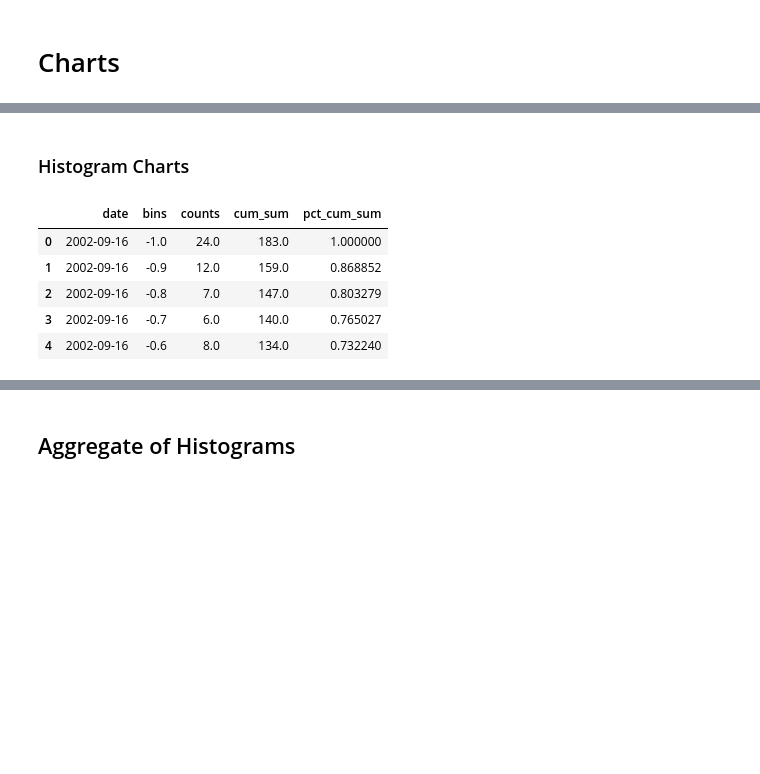
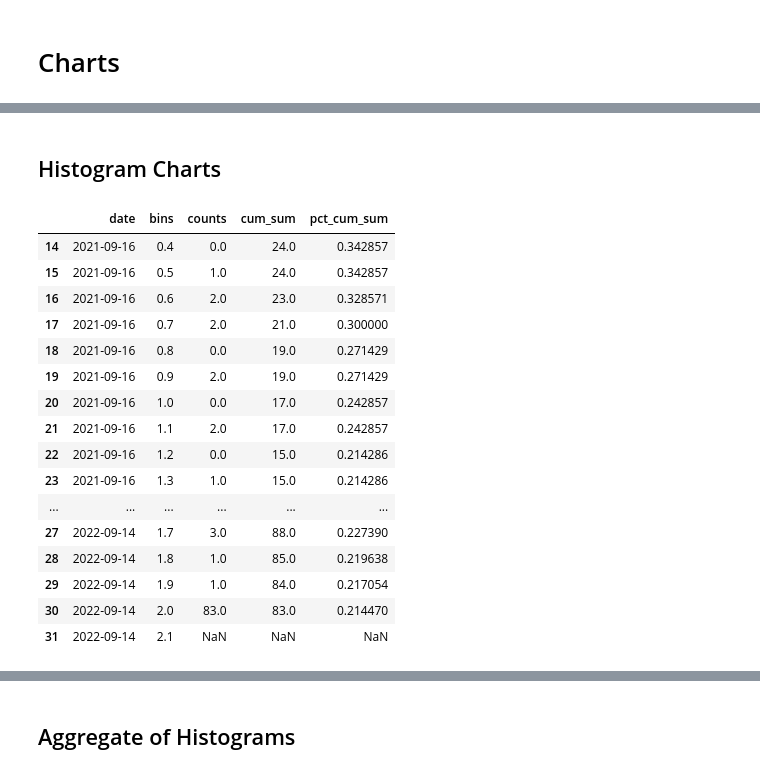
Before and after one commit to ryanrunchey/projects, a Jupyter notebook: finance/stocks_less_than_three_dollars/historical_stock_price_returns_distribution.ipynb, the cells around one changed output, grey strips where cells are left out. Cells and saved outputs as stored; diff of their text form; code cells hidden in the pictures; blank space fills up the shorter version.

```diff
--- a/finance/stocks_less_than_three_dollars/historical_stock_price_returns_distribution.ipynb
+++ b/finance/stocks_less_than_three_dollars/historical_stock_price_returns_distribution.ipynb
@@ -31,8 +171,10 @@ df.head()
 # %% [markdown]
 # Charts
 # %%
+# Truncate all returns greater than 1 to the value 1.1 for histogram binning purposes
+
 def gains_limit(x):
-    if x > 1:
-        return 1.1
+    if x > 2:
+        return 2.1
     else:
         return x
@@ -40,0 +192,3 @@ def gains_limit(x):
+# %%
+data_gains_limit = data.map(gains_limit)
+data_gains_limit.describe()
@@ -41,10 +219,2 @@ def gains_limit(x):
 # %%
-# example histogram
-mask = (df['date'] == '2018-09-14') & (df['close'] <= 3)
-x = df[mask]['gain'].map(gains_limit)
-
-# account for stock tickers that don't have a close_end price. tbd the root cause: merger, bankruptcy, delisting, etc.
-# conservative approach: treat as if they all were a complete loss meaning the stock price went to $0
-x[np.isnan(x)] = -1
-
-plt.hist(x, bins=21, range=(-1, 1.1));
+plt.hist(data_gains_limit, bins=21, range=(-1, 1.1));
@@ -53,5 +226,5 @@ plt.hist(x, bins=21, range=(-1, 1.1));
 # %%
-data = np.histogram(x, bins=21, range=(-1, 1.1))
+data = np.histogram(data_gains_limit, bins=21, range=(-1, 1.1))
 
 d = {'bins': data[1], 'counts': np.append(data[0], np.nan)}
 df_hist = pd.DataFrame(data=d)
@@ -79,38 +234,45 @@ df_hist
 # %% [markdown]
-### Histogram Charts
+## Histogram Charts
 # %%
-list_dates = ['2002-09-16', '2003-09-15', '2004-09-14', '2005-09-16', '2006-09-15', '2007-09-14', '2008-09-15', \
-              '2009-09-14', '2010-09-14', '2011-09-16', '2012-09-14', '2013-09-16', '2014-09-15', '2015-09-14', \
-              '2016-09-16', '2017-09-15', '2018-09-14', '2019-09-14']
-
 df_list = []
 
+exchange = 'NASDAQ'
+
 for date in list_dates:
-    mask = (df['date'] == date) & (df['close'] <= 3)
-    x = df[mask]['gain'].map(gains_limit)
+    mask = (df_stock_price_returns['exchange'] == exchange) & (df_stock_price_returns['date'] == date) & (df_stock_price_returns['close'] <= 1.25)
+    x = df_stock_price_returns[mask]['gain'].map(gains_limit)
 
     # account for stock tickers that don't have a close_end price. tbd the root cause: merger, bankruptcy, delisting, etc.
     # conservative approach: treat as if they all were a complete loss meaning the stock price went to $0
-    if len(x) == 0:
-        x = np.array(0)
-    x[np.isnan(x)] = -1
+    x = x.fillna(-1)
 
-    data = np.histogram(x, bins=21, range=(-1, 1.1))
+    data = np.histogram(x, bins=31, range=(-1, 2.1))
 
-    d = {'date': list(itertools.repeat(date, 22)), 'bins': data[1], 'counts': np.append(data[0], np.nan)}
+    d = {'date': list(itertools.repeat(date, 32)), 'bins': data[1], 'counts': np.append(data[0], np.nan)}
     df_hist = pd.DataFrame(data=d)
     df_hist['cum_sum'] = df_hist.sort_values('bins', ascending=False).counts.cumsum()
     df_hist['pct_cum_sum'] = df_hist['cum_sum'] / df_hist['counts'].sum()
 
     df_list.append(df_hist)
 
 df_histograms = pd.concat(df_list)
-df_histograms.head()
+df_histograms.tail(50)
 # %% [output]
 |  | date | bins | counts | cum_sum | pct_cum_sum |
-| 0 | 2002-09-16 | -1.0 | 24.0 | 183.0 | 1.000000 |
-| 1 | 2002-09-16 | -0.9 | 12.0 | 159.0 | 0.868852 |
-| 2 | 2002-09-16 | -0.8 | 7.0 | 147.0 | 0.803279 |
-| 3 | 2002-09-16 | -0.7 | 6.0 | 140.0 | 0.765027 |
-| 4 | 2002-09-16 | -0.6 | 8.0 | 134.0 | 0.732240 |
+| 14 | 2021-09-16 | 0.4 | 0.0 | 24.0 | 0.342857 |
+| 15 | 2021-09-16 | 0.5 | 1.0 | 24.0 | 0.342857 |
+| 16 | 2021-09-16 | 0.6 | 2.0 | 23.0 | 0.328571 |
+| 17 | 2021-09-16 | 0.7 | 2.0 | 21.0 | 0.300000 |
+| 18 | 2021-09-16 | 0.8 | 0.0 | 19.0 | 0.271429 |
+| 19 | 2021-09-16 | 0.9 | 2.0 | 19.0 | 0.271429 |
+| 20 | 2021-09-16 | 1.0 | 0.0 | 17.0 | 0.242857 |
+| 21 | 2021-09-16 | 1.1 | 2.0 | 17.0 | 0.242857 |
+| 22 | 2021-09-16 | 1.2 | 0.0 | 15.0 | 0.214286 |
+| 23 | 2021-09-16 | 1.3 | 1.0 | 15.0 | 0.214286 |
+| ... | ... | ... | ... | ... | ... |
+| 27 | 2022-09-14 | 1.7 | 3.0 | 88.0 | 0.227390 |
+| 28 | 2022-09-14 | 1.8 | 1.0 | 85.0 | 0.219638 |
+| 29 | 2022-09-14 | 1.9 | 1.0 | 84.0 | 0.217054 |
+| 30 | 2022-09-14 | 2.0 | 83.0 | 83.0 | 0.214470 |
+| 31 | 2022-09-14 | 2.1 | NaN | NaN | NaN |
 # %%
```
Also changed, not shown: parts of 35 cells of this notebook, 1 other file.
